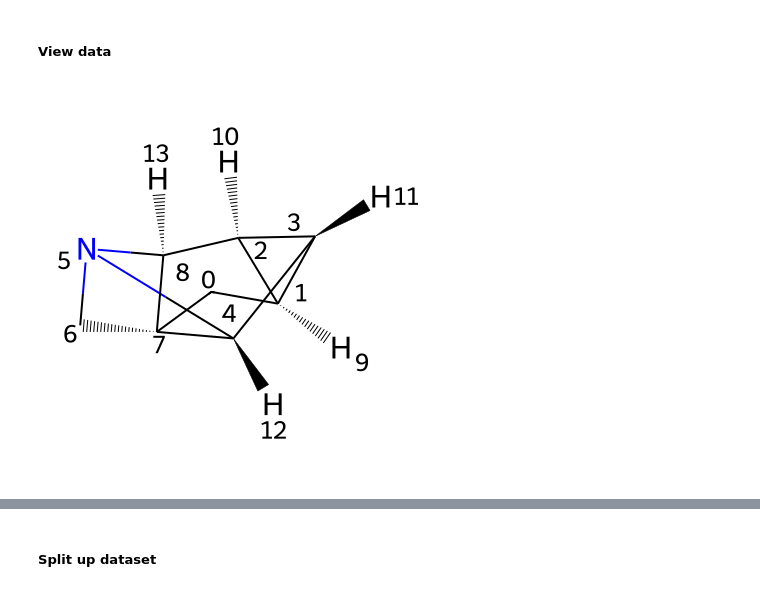
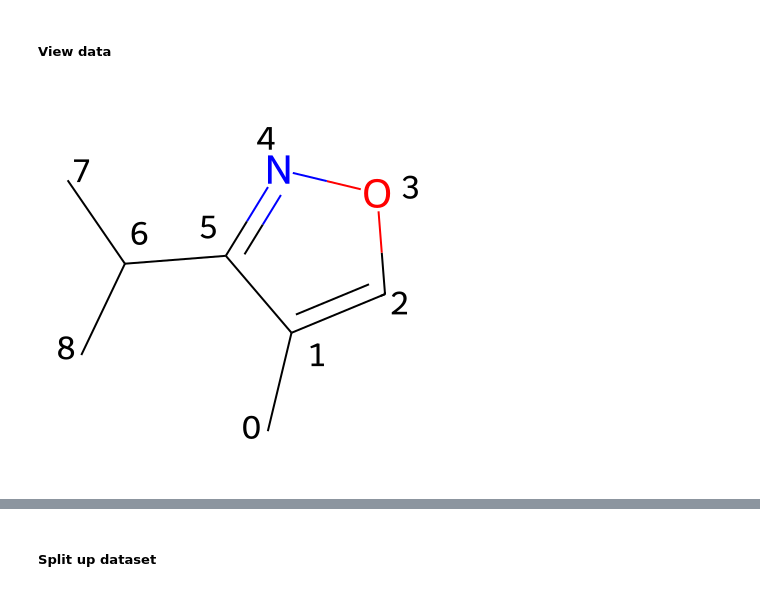
Before and after one commit to sam-j-hall/QM9_charge, a Jupyter notebook: train.ipynb, the cells around one changed output, grey strips where cells are left out. Drawn from its saved outputs; the diff is of its cells as text; code cells hidden in the pictures.

```diff
--- a/train.ipynb
+++ b/train.ipynb
@@ -70,12 +66,12 @@ Is undirected: False
 # %%
 # --- View molecule using RDKit
 IPythonConsole.drawOptions.addAtomIndices=True
 IPythonConsole.drawOptions.annotationFontScale=0.8
 IPythonConsole.molSize = 400, 400
-mol = Chem.MolFromSmiles('C1[C@H]2[C@@H]3[C@H]2[C@H]2N4C[C@]12[C@H]34')
+mol = Chem.MolFromSmiles(data.smiles)
 mol
 # %% [output]
-[figure, old version]
+[figure, new version]
 # %%
 # --- Create subplot
 fig, (ax1, ax2) = plt.subplots(1, 2, figsize=(10, 4))
```
Also changed, not shown: parts of 9 cells of this notebook, 1 other file.
